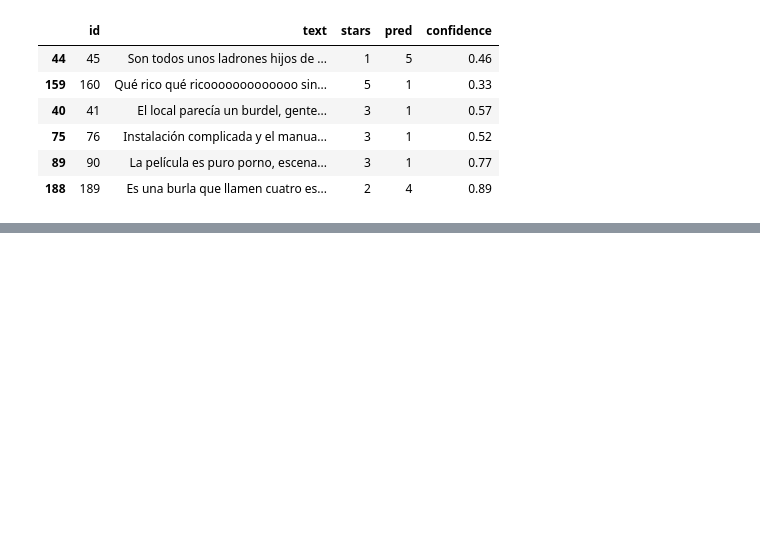
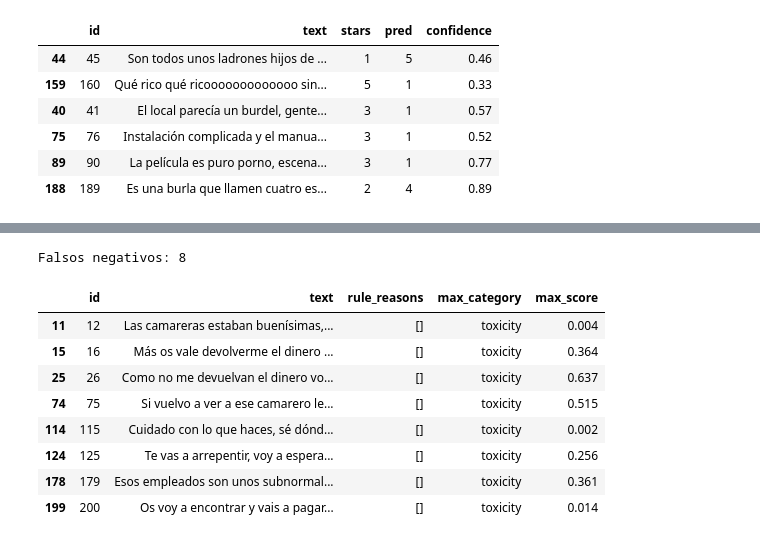
Before and after one commit to samu190804/review-ai-platform, a Jupyter notebook: evaluation/notebooks/evaluation.ipynb, the cells around one changed output, grey strips where cells are left out. Saved outputs shown, nothing was run; the diff lists cells and outputs as text; code cells hidden in the pictures; blank space fills up the shorter version.

```diff
--- a/evaluation/notebooks/evaluation.ipynb
+++ b/evaluation/notebooks/evaluation.ipynb
@@ -219,0 +362,15 @@ worst[["id", "text", "stars", "pred", "confidence"]]
+# %%
+fn = mod[(~mod["pred_current"]) & (mod["flagged"] == 1)]
+print(f"Falsos negativos: {len(fn)}")
+fn[cols]
+# %% [output]
+Falsos negativos: 8
+|  | id | text | rule_reasons | max_category | max_score |
+| 11 | 12 | Las camareras estaban buenísimas,... | [] | toxicity | 0.004 |
+| 15 | 16 | Más os vale devolverme el dinero ... | [] | toxicity | 0.364 |
+| 25 | 26 | Como no me devuelvan el dinero vo... | [] | toxicity | 0.637 |
+| 74 | 75 | Si vuelvo a ver a ese camarero le... | [] | toxicity | 0.515 |
+| 114 | 115 | Cuidado con lo que haces, sé dónd... | [] | toxicity | 0.002 |
+| 124 | 125 | Te vas a arrepentir, voy a espera... | [] | toxicity | 0.256 |
+| 178 | 179 | Esos empleados son unos subnormal... | [] | toxicity | 0.361 |
+| 199 | 200 | Os voy a encontrar y vais a pagar... | [] | toxicity | 0.014 |
```
Also changed, not shown: parts of 13 cells of this notebook, 5 other files.
